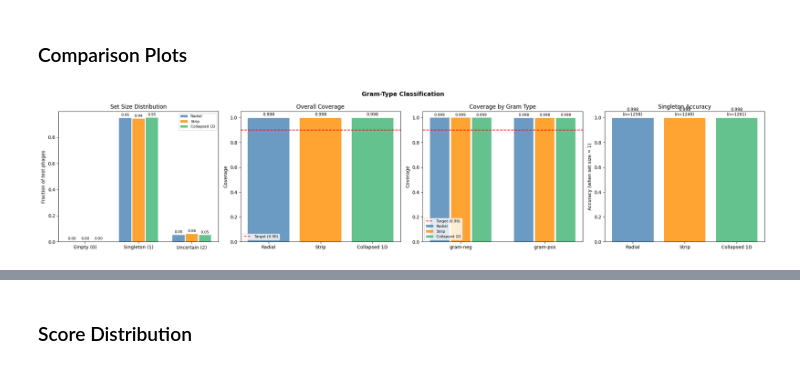
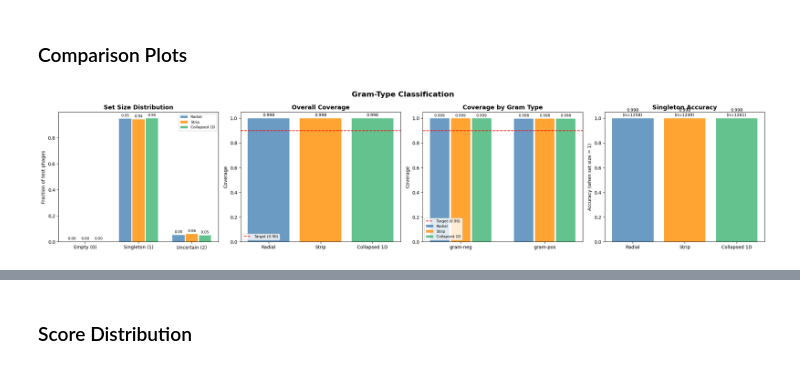
Before and after one commit to Nizalia13/Internship, a Jupyter notebook: Codes/Gram Type Classification/Gram_Classification_Final.ipynb, the cells around one changed output, grey strips where cells are left out. Saved outputs shown, nothing was run; the diff lists cells and outputs as text; code cells hidden in the pictures.

```diff
--- a/Codes/Gram Type Classification/Gram_Classification_Final.ipynb
+++ b/Codes/Gram Type Classification/Gram_Classification_Final.ipynb
@@ -761,7 +761,9 @@ for name, key in zip(methods_names, method_keys):
         "Avg set size"  : f"{m['avg_set_size']:.3f}",
         "Empty %"       : f"{(sum(1 for s in set_sizes if s == 0)/n_total)*100:.1f}%",
         "Size-2 %"      : f"{(sum(1 for s in set_sizes if s == 2)/n_total)*100:.1f}%",
-        "Singleton acc.": f"{m['singleton_accuracy']:.3f}" if m["singleton_accuracy"] else "N/A"
+        "Singleton acc.": f"{m['singleRadial: coverage on S2 = 0.949
+Strip: coverage on S2 = 0.936
+Collapsed: coverage on S2 = 0.945ton_accuracy']:.3f}" if m["singleton_accuracy"] else "N/A"
     })
 
 print("\n=== DEFINITIVE HELD-OUT TEST RESULTS (FOLD 0) ===")
@@ -805,42 +807,42 @@ for name, key, c, offset in zip(methods_names, method_keys, colors, offsets):
         ax.text(rect.get_x() + rect.get_width()/2, val + 0.01, f"{val:.2f}",
                 ha="center", va="bottom", fontsize=8)
 ax.set_xticks(x); ax.set_xticklabels(["Empty (0)", "Singleton (1)", "Uncertain (2)"])
-ax.set_title("Set Size Distribution"); ax.set_ylabel("Fraction of test phages"); ax.legend(fontsize=8)
+ax.set_title("Set Size Distribution", fontsize=13, fontweight="bold"); ax.set_ylabel("Fraction of test phages"); ax.legend(fontsize=8)
 
 # Plot 2: Overall coverage
 ax = axes[1]
 means = [test_metrics[k]["coverage"] for k in method_keys]
 bars = ax.bar(methods_names, means, color=colors, alpha=0.8)
 ax.axhline(1 - alpha, color="red", linestyle="--", label=f"Target ({1-alpha:.2f})")
-ax.set_ylim(0, 1.05); ax.set_title("Overall Coverage"); ax.set_ylabel("Coverage"); ax.legend(fontsize=8)
+ax.set_ylim(0, 1.05); ax.set_title("Overall Coverage", fontsize=13, fontweight="bold"); ax.set_ylabel("Coverage"); ax.legend(fontsize=8)
 for bar, val in zip(bars, means):
     ax.text(bar.get_x() + bar.get_width()/2, val + 0.01, f"{val:.3f}", ha="center", va="bottom", fontsize=9)
 
 # Plot 3: Per-class coverage
 ax = axes[2]
 gram_types = ["gram-neg", "gram-pos"]
 x = np.arange(len(gram_types))
 for name, key, c, offset in zip(methods_names, method_keys, colors, offsets):
     rates = [test_metrics[key]["per_type_coverage"][gt] for gt in gram_types]
     bars = ax.bar(x + offset, rates, width=0.23, label=name, color=c, alpha=0.8)
     for rect, val in zip(bars, rates):
         ax.text(rect.get_x() + rect.get_width()/2, val + 0.01, f"{val:.3f}",
                 ha="center", va="bottom", fontsize=8)
 
 ax.axhline(1 - alpha, color="red", linestyle="--", label=f"Target ({1-alpha:.2f})")
 ax.set_xticks(x); ax.set_xticklabels(gram_types)
-ax.set_ylim(0, 1.05); ax.set_title("Coverage by Gram Type"); ax.set_ylabel("Coverage"); ax.legend(fontsize=8)
+ax.set_ylim(0, 1.05); ax.set_title("Coverage by Gram Type", fontsize=13, fontweight="bold"); ax.set_ylabel("Coverage"); ax.legend(fontsize=8)
 
 # Plot 4: Singleton accuracy
 ax = axes[3]
 accuracies = [test_metrics[k]["singleton_accuracy"] or 0 for k in method_keys]
 ns = [int(test_metrics[k]["singleton_rate"] * len(test_metrics[k]["set_sizes"])) for k in method_keys]
 bars = ax.bar(methods_names, accuracies, color=colors, alpha=0.8)
-ax.set_ylim(0, 1.05); ax.set_title("Singleton Accuracy"); ax.set_ylabel("Accuracy (when set size = 1)")
+ax.set_ylim(0, 1.05); ax.set_title("Singleton Accuracy", fontsize=13, fontweight="bold"); ax.set_ylabel("Accuracy (when set size = 1)")
 for bar, val, n_s in zip(bars, accuracies, ns):
     ax.text(bar.get_x() + bar.get_width()/2, val + 0.01, f"{val:.3f}\n(n={n_s})", ha="center", va="bottom", fontsize=9)
 
-plt.suptitle("Gram-Type Classification", fontsize=13, fontweight="bold")
+plt.suptitle("Gram-Type Classification", fontsize=16, fontweight="bold")
 plt.tight_layout(); plt.show()
 # %% [output]
-[figure, old version]
+[figure, new version]
```
Also changed, not shown: parts of 4 cells of this notebook, 37 other files.
